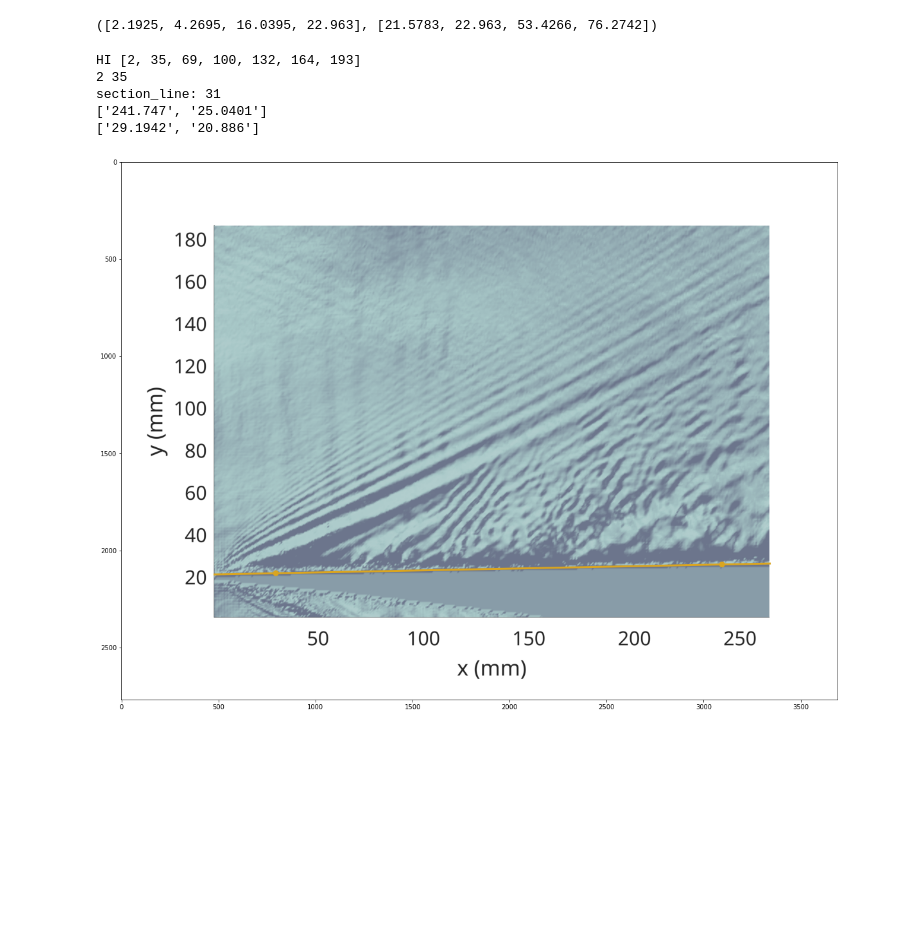
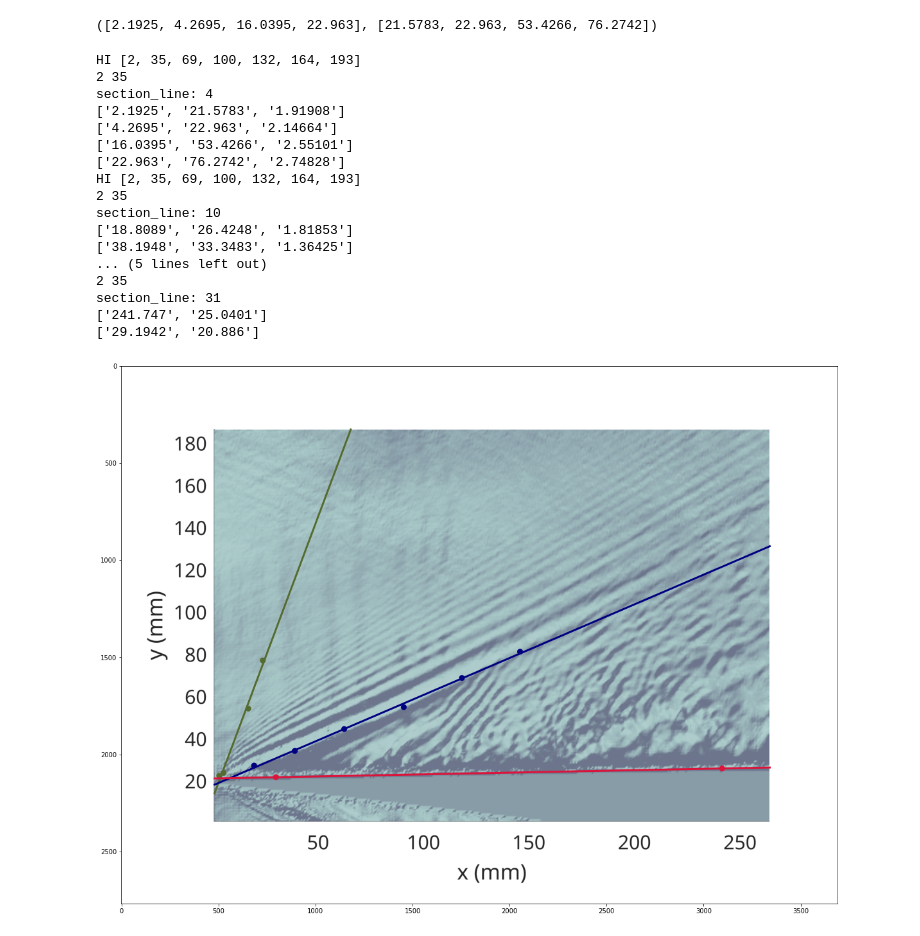
Before and after one commit to yyexela/FSSS, a Jupyter notebook: Extra/overlay.ipynb, the cells around one changed output. Drawn from its saved outputs; the diff is of its cells as text; code cells hidden in the pictures; blank space fills up the shorter version.

Commit message:
Overlay working with three lines, still need legend and angle info

```diff
--- a/Extra/overlay.ipynb
+++ b/Extra/overlay.ipynb
@@ -143,30 +143,42 @@ section_line: 4
 # %%
 # Corners of the plot area in pixels
 bl = (480, 2345)
 tr = (3341, 327)
 
 # Size of the plot area in millimeters (axes units)
 xmm = 264.4788
 ymm = 185.7814
 
 # Size of the plot area in pixels
 xp = np.abs(bl[0]-tr[0])
 yp = np.abs(bl[1]-tr[1])
 
-x,y = get_data("X", 10, "On wedge")
-
 # Make figure which we will modify
 fig, ax = plt.subplots(figsize=(20,16))
 img = mpimg.imread('./trial 2/fsss/t2_10.png')
 
-fig, ax, img = add_to_plot(fig, ax, img, x, y, "goldenrod")
+for section in [("Harmonic edge","darkolivegreen"), ("Soliton edge", "navy"), ("On wedge", "crimson")]:
+    x,y = get_data("X", 10, section[0])
+    fig, ax, img = add_to_plot(fig, ax, img, x, y, section[1])
 
 # Show the image
 imgplot = plt.imshow(img)
 # %% [output]
 HI [2, 35, 69, 100, 132, 164, 193]
+2 35
+section_line: 4
+['2.1925', '21.5783', '1.91908']
+['4.2695', '22.963', '2.14664']
+['16.0395', '53.4266', '2.55101']
+['22.963', '76.2742', '2.74828']
+HI [2, 35, 69, 100, 132, 164, 193]
+2 35
+section_line: 10
+['18.8089', '26.4248', '1.81853']
+['38.1948', '33.3483', '1.36425']
+... (5 lines left out)
 2 35
 section_line: 31
 ['241.747', '25.0401']
 ['29.1942', '20.886']
-[figure, old version]
+[figure, new version]
```
